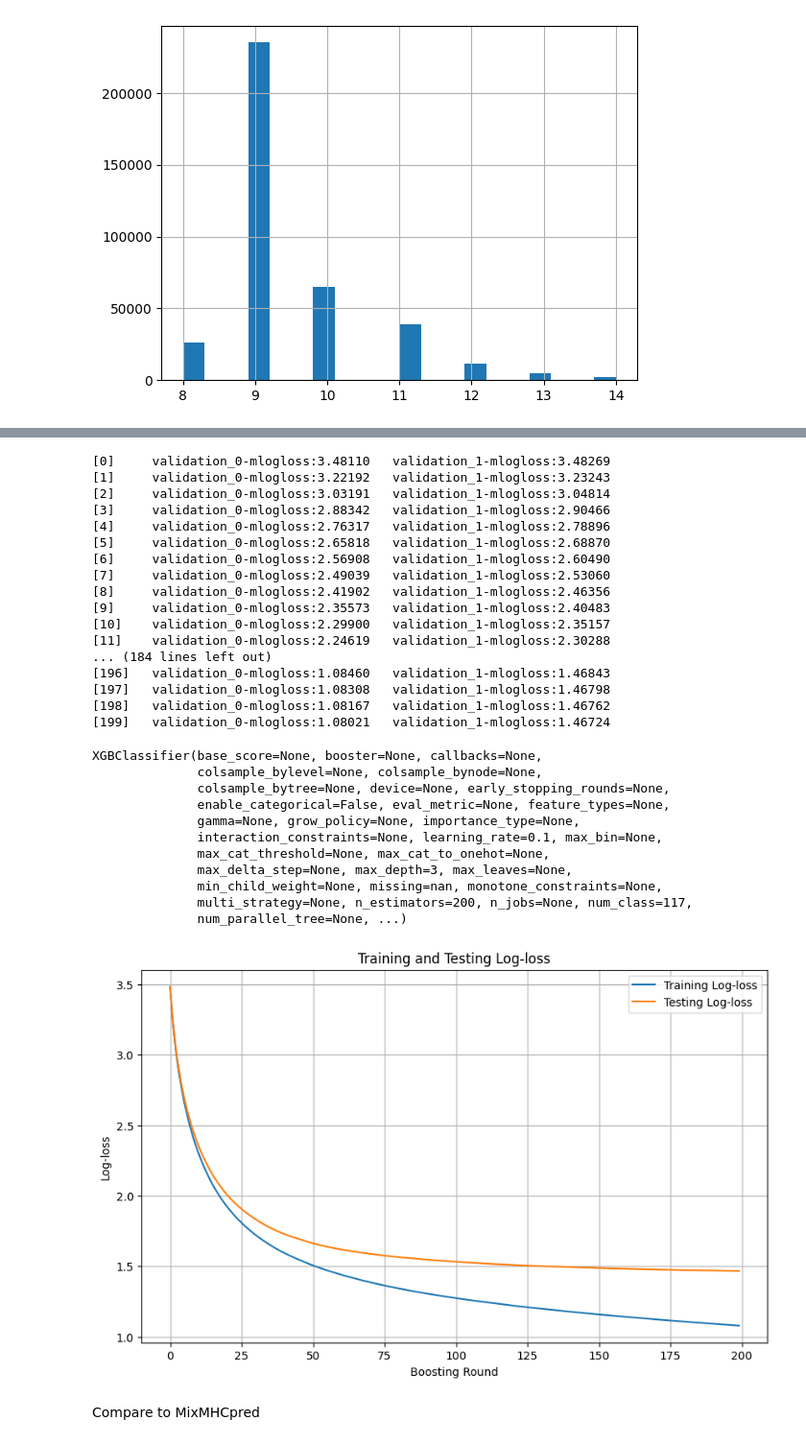
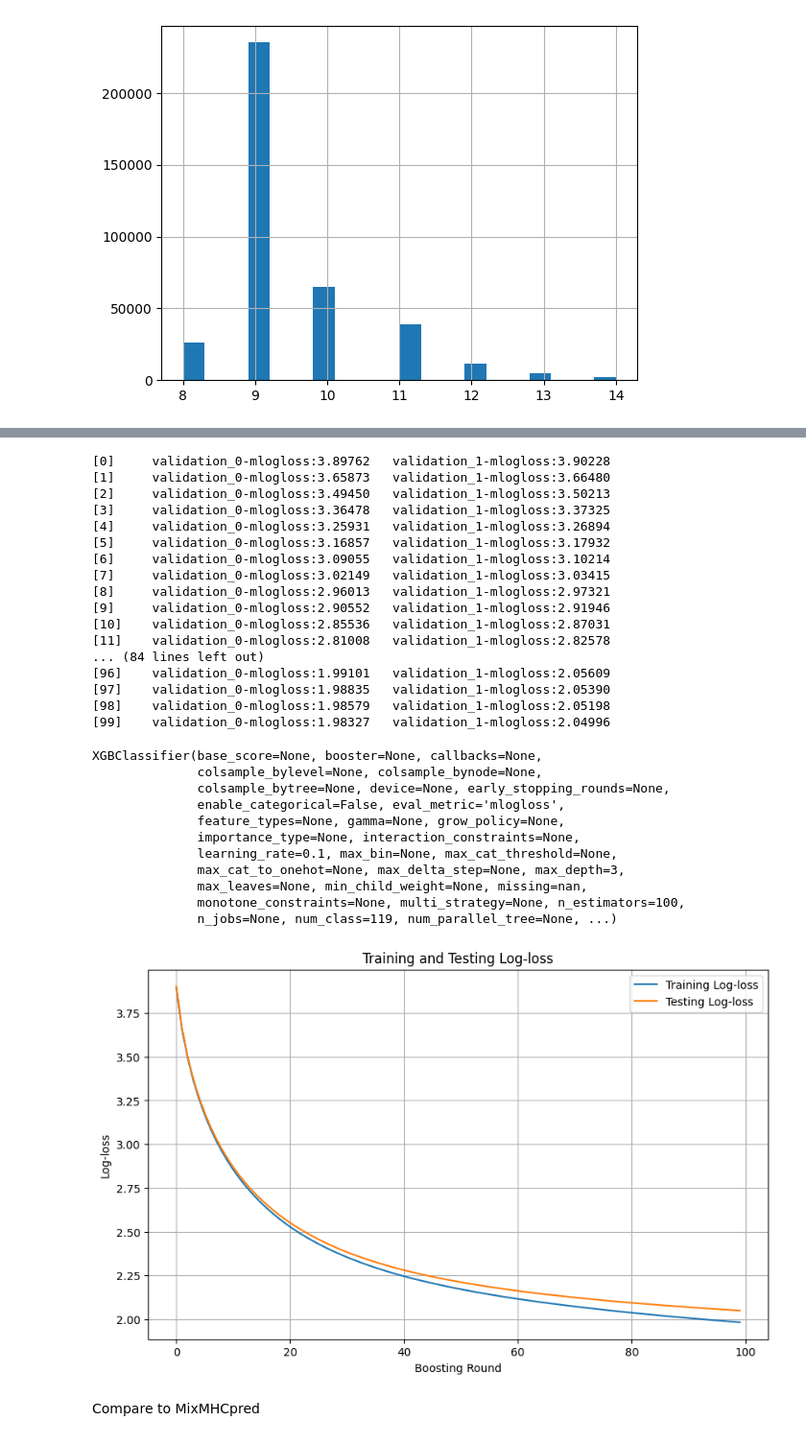
Before and after one commit to halasadi/pmhc_methods_tf, a Jupyter notebook: analysis/2023_12_11_train_on_mixmhcpred_data.ipynb, the cells around one changed output, grey strips where cells are left out. Shown at 96% size. Cells and saved outputs as stored; diff of their text form; code cells hidden in the pictures.

Commit message:
trained xgboost on 9,10 mers

```diff
--- a/analysis/2023_12_11_train_on_mixmhcpred_data.ipynb
+++ b/analysis/2023_12_11_train_on_mixmhcpred_data.ipynb
@@ -27,9 +27,8 @@ df_8 = df[df['Peptide_Lengths'] == 8]
 # %%
-encoder = OneHotEncoder()
+ninemer_encoder = OneHotEncoder()
+X_encoded = np.array([list(s) for s in df_9['Peptide'].values])
+X_encoded = ninemer_encoder.fit_transform(X_encoded).toarray()
 
-X_encoded = np.array([list(s) for s in df_8['Peptide'].values])
-X_encoded = encoder.fit_transform(X_encoded).toarray()
+ninemer_label_encoder = LabelEncoder()
+# Fit the encoder on your class labels and transform them into numerical labels
+y_labeled = ninemer_label_encoder.fit_transform(df_9['Allele'].values)
-# %%
-label_encoder = LabelEncoder()
-# Fit the encoder on your class labels and transform them into numerical labels
-y_labeled = label_encoder.fit_transform(df_8['Allele'].values)
@@ -57,68 +35,71 @@ y_test_labeled = y_labeled[test_indices]
+# %%
+X_train_encoded, X_test_encoded, y_train_labeled, y_test_labeled = train_test_split(X_encoded, y_labeled, test_size=0.1, random_state=1)
+X_train_encoded, X_valid_encoded, y_train_labeled, y_valid_encoded = train_test_split(X_train_encoded, y_train_labeled, test_size=0.12, random_state=1) # 0.12 x 0.9 ~ 0.1
 # %%
-num_classes = len(np.unique(df_8['Allele']))
-model_l8 = xgb.XGBClassifier(
+num_classes = len(np.unique(df_9['Allele']))
+model_l9 = xgb.XGBClassifier(
     objective='multi:softmax',
     num_class=num_classes,
     max_depth=3,
     learning_rate=0.1,
-    n_estimators=200
+    n_estimators=100,
+    eval_metric = "mlogloss"
 )
 
 # Train the model while monitoring the evaluation metrics
-model_l8.fit(
+model_l9.fit(
     X_train_encoded, y_train_labeled,
-    eval_metric=["mlogloss"],  # List of metrics to evaluate
     eval_set=[(X_train_encoded, y_train_labeled), (X_test_encoded, y_test_labeled)],  # Datasets for evaluation
     verbose=True
 )
 # %% [output]
-[0]     validation_0-mlogloss:3.48110   validation_1-mlogloss:3.48269
-[1]     validation_0-mlogloss:3.22192   validation_1-mlogloss:3.23243
-[2]     validation_0-mlogloss:3.03191   validation_1-mlogloss:3.04814
-[3]     validation_0-mlogloss:2.88342   validation_1-mlogloss:2.90466
-[4]     validation_0-mlogloss:2.76317   validation_1-mlogloss:2.78896
-[5]     validation_0-mlogloss:2.65818   validation_1-mlogloss:2.68870
-[6]     validation_0-mlogloss:2.56908   validation_1-mlogloss:2.60490
-[7]     validation_0-mlogloss:2.49039   validation_1-mlogloss:2.53060
-[8]     validation_0-mlogloss:2.41902   validation_1-mlogloss:2.46356
-[9]     validation_0-mlogloss:2.35573   validation_1-mlogloss:2.40483
-[10]    validation_0-mlogloss:2.29900   validation_1-mlogloss:2.35157
-[11]    validation_0-mlogloss:2.24619   validation_1-mlogloss:2.30288
-... (184 lines left out)
-[196]   validation_0-mlogloss:1.08460   validation_1-mlogloss:1.46843
-[197]   validation_0-mlogloss:1.08308   validation_1-mlogloss:1.46798
-[198]   validation_0-mlogloss:1.08167   validation_1-mlogloss:1.46762
-[199]   validation_0-mlogloss:1.08021   validation_1-mlogloss:1.46724
+[0]     validation_0-mlogloss:3.89762   validation_1-mlogloss:3.90228
+[1]     validation_0-mlogloss:3.65873   validation_1-mlogloss:3.66480
+[2]     validation_0-mlogloss:3.49450   validation_1-mlogloss:3.50213
+[3]     validation_0-mlogloss:3.36478   validation_1-mlogloss:3.37325
+[4]     validation_0-mlogloss:3.25931   validation_1-mlogloss:3.26894
+[5]     validation_0-mlogloss:3.16857   validation_1-mlogloss:3.17932
+[6]     validation_0-mlogloss:3.09055   validation_1-mlogloss:3.10214
+[7]     validation_0-mlogloss:3.02149   validation_1-mlogloss:3.03415
+[8]     validation_0-mlogloss:2.96013   validation_1-mlogloss:2.97321
+[9]     validation_0-mlogloss:2.90552   validation_1-mlogloss:2.91946
+[10]    validation_0-mlogloss:2.85536   validation_1-mlogloss:2.87031
+[11]    validation_0-mlogloss:2.81008   validation_1-mlogloss:2.82578
+... (84 lines left out)
+[96]    validation_0-mlogloss:1.99101   validation_1-mlogloss:2.05609
+[97]    validation_0-mlogloss:1.98835   validation_1-mlogloss:2.05390
+[98]    validation_0-mlogloss:1.98579   validation_1-mlogloss:2.05198
+[99]    validation_0-mlogloss:1.98327   validation_1-mlogloss:2.04996
 XGBClassifier(base_score=None, booster=None, callbacks=None,
               colsample_bylevel=None, colsample_bynode=None,
               colsample_bytree=None, device=None, early_stopping_rounds=None,
-              enable_categorical=False, eval_metric=None, feature_types=None,
-              gamma=None, grow_policy=None, importance_type=None,
-              interaction_constraints=None, learning_rate=0.1, max_bin=None,
-              max_cat_threshold=None, max_cat_to_onehot=None,
-              max_delta_step=None, max_depth=3, max_leaves=None,
-              min_child_weight=None, missing=nan, monotone_constraints=None,
-              multi_strategy=None, n_estimators=200, n_jobs=None, num_class=117,
-              num_parallel_tree=None, ...)
+              enable_categorical=False, eval_metric='mlogloss',
+              feature_types=None, gamma=None, grow_policy=None,
+              importance_type=None, interaction_constraints=None,
+              learning_rate=0.1, max_bin=None, max_cat_threshold=None,
+              max_cat_to_onehot=None, max_delta_step=None, max_depth=3,
+              max_leaves=None, min_child_weight=None, missing=nan,
+              monotone_constraints=None, multi_strategy=None, n_estimators=100,
+              n_jobs=None, num_class=119, num_parallel_tree=None, ...)
 # %%
 # Get the evaluation results for both training and validation sets
-results = model_l8.evals_result()
+results = model_l9.evals_result()
 
 # Extract log-loss values
 train_logloss = results["validation_0"]["mlogloss"]
 test_logloss = results["validation_1"]["mlogloss"]
 
 # Plot log-loss
 plt.figure(figsize=(10, 6))
 plt.plot(train_logloss, label="Training Log-loss")
 plt.plot(test_logloss, label="Testing Log-loss")
 plt.xlabel("Boosting Round")
 plt.ylabel("Log-loss")
 plt.title("Training and Testing Log-loss")
 plt.legend()
 plt.grid(True)
 plt.show()
 # %% [output]
-[figure, old version]
+[figure, new version]
 # %% [markdown]
 Compare to MixMHCpred
```
Also changed, not shown: parts of 21 cells of this notebook, 1 other file.
